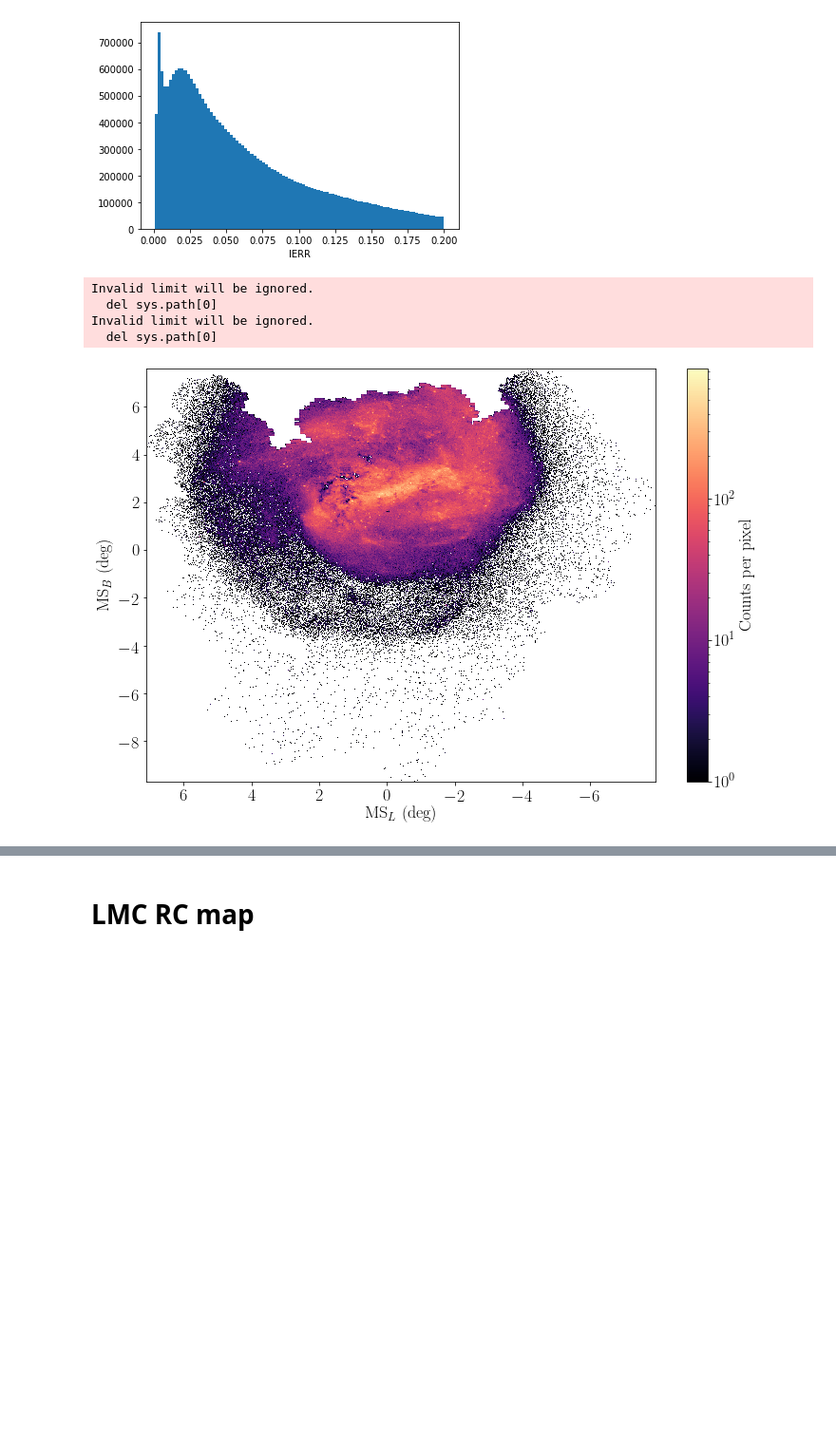
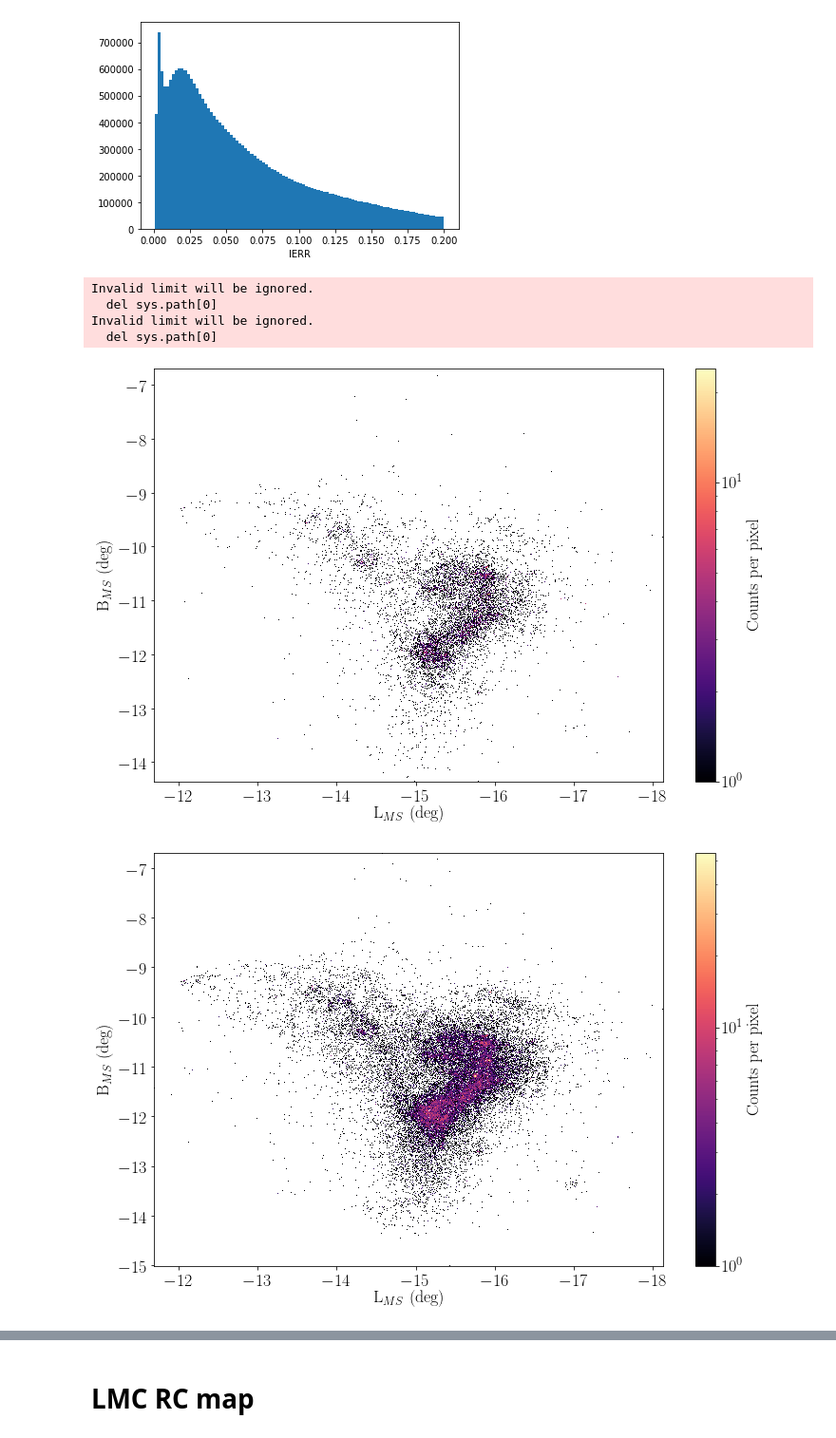
Before and after one commit to pmassana/SMASH_maps, a Jupyter notebook: SMC_map.ipynb, the cells around one changed output, grey strips where cells are left out. Shown at 95% size. Cells and saved outputs as stored; diff of their text form; code cells hidden in the pictures; blank space fills up the shorter version.

```diff
--- a/SMC_map.ipynb
+++ b/SMC_map.ipynb
@@ -84,15 +84,31 @@ correction_g = EBV * 3.1863
 corregtion_i = EBV * 1.5690
 correction_gi = correction_g - corregtion_i
 young_vertexs_dered = np.array([(-1,14),(-1,20),(0,20),(-0.2,19),(-0.3,18),(-0.5,16),(-0.5,14),(-1,14)])
-young_vertexs = np.array([young_vertexs_dered.T[0]+correction_gi, young_vertexs_dered.T[1]+correction_g]).T
+young_vertexs = np.array([young_vertexs_dered.T[0], young_vertexs_dered.T[1]]).T
 young_path = Path(young_vertexs)
 old_vertexs_dered = np.array([(0.75,23),(1,20.3),(1.4,18.5),(2,17.5),(2,16.5),(0.9,18),(0.5,18),(0.5,19),(0.4,19),(0.4,20),(0.5,20),(0.5,20.5),(0.3,20.5),(0.75,23)])
-old_vertexs = np.array([old_vertexs_dered.T[0]+correction_gi, old_vertexs_dered.T[1]+correction_g]).T
+old_vertexs = np.array([old_vertexs_dered.T[0], old_vertexs_dered.T[1]]).T
 old_path = Path(old_vertexs)
 msto_vertex_coord = np.array([(0.0,24.0), (0.0,21.5), (0.5,21.5), (0.5,24.0)])
 msto_vertexs = np.array([msto_vertex_coord.T[0], msto_vertex_coord.T[1]]).T
 msto_path = Path(msto_vertexs)
 #print(young_vertexs)
+# %%
+g_mag = np.ma.masked_invalid(data['G'] - data['Ag'])
+i_mag = np.ma.masked_invalid(data['I'] - data['Ai'])
+colour = g_mag - i_mag
+young1 = [(-1,14),(-1,17),(-0.35,17),(-0.5,14),(-1,14)]
+young2 = [(-1,14),(-1,18),(-0.3,18),(-0.35,17),(-0.5,14),(-1,14)]
+young3 = [(-1,14),(-1,19),(-0.2,19),(-0.3,18),(-0.35,17),(-0.5,14),(-1,14)]
+young4 = [(-1,14),(-1,20),(-0.05,20),(-0.2,19),(-0.3,18),(-0.35,17),(-0.5,14),(-1,14)]
+young5 = [(-1,14),(-1,21),(0.2,21),(-0.05,20),(-0.2,19),(-0.3,18),(-0.35,17),(-0.5,14),(-1,14)]
+young_vertexs_list = [young1, young2, young3, young4, young5]
+cmd_points = np.array([colour, i_mag])
+young_mask_list = [None]*len(young_vertexs_list)
+for i, vertexs in enumerate(young_vertexs_list):
+    #print(i)
+    young_path = Path(vertexs)
+    young_mask_list[i] = young_path.contains_points(cmd_points.T)
 # %%
 array_vertexs = [[(-1,14),(-1,20),(0,20),(-0.2,19),(-0.3,18),(-0.5,16),(-0.5,14),(-1,14)],[]]
 # %%
@@ -109,8 +125,8 @@ def density_plot_creation(x, y, fig_name, resolution):
     fig = plt.figure(figsize=(12,8))
     ax = fig.add_subplot(111, projection='scatter_density')
     density = ax.scatter_density(x, y, cmap='magma', dpi=resolution, norm=LogNorm(vmin=1))
-    ax.set_xlabel('MS$_L$ (deg)')
-    ax.set_ylabel('MS$_B$ (deg)')
+    ax.set_xlabel('L$_{MS}$ (deg)')
+    ax.set_ylabel('B$_{MS}$ (deg)')
     ax.invert_xaxis()
     #ax.set_xlim(-12, -18)
     #ax.set_ylim(-15, -8)
@@ -118,13 +134,15 @@ def density_plot_creation(x, y, fig_name, resolution):
     plt.show()
     fig.savefig(fig_name, bbox_inches = 'tight')
     plt.close()
-# %%
-fig_name = 'LMC_density_MSCoord_young_nocuts.pdf'
-resolution = 120
-density_plot_creation(ms_l[young_mask], ms_b[young_mask], fig_name, resolution)
-# %% [output]
-Invalid limit will be ignored.
-  del sys.path[0]
-Invalid limit will be ignored.
-  del sys.path[0]
-[figure, removed]
+# %%
+for i, mask in enumerate(young_mask_list):
+    fig_name = '/user/HS128/pm00518/Documents/PhD/SMC_SFH/Plots/density_map_young%s.pdf' % (str(i))
+    resolution = 100
+    density_plot_creation(ms_l[mask], ms_b[mask], fig_name, resolution)
+# %% [output]
+Invalid limit will be ignored.
+  del sys.path[0]
+Invalid limit will be ignored.
+  del sys.path[0]
+[figure, added]
+[figure, added]
```
Also changed, not shown: parts of 2 cells of this notebook.
